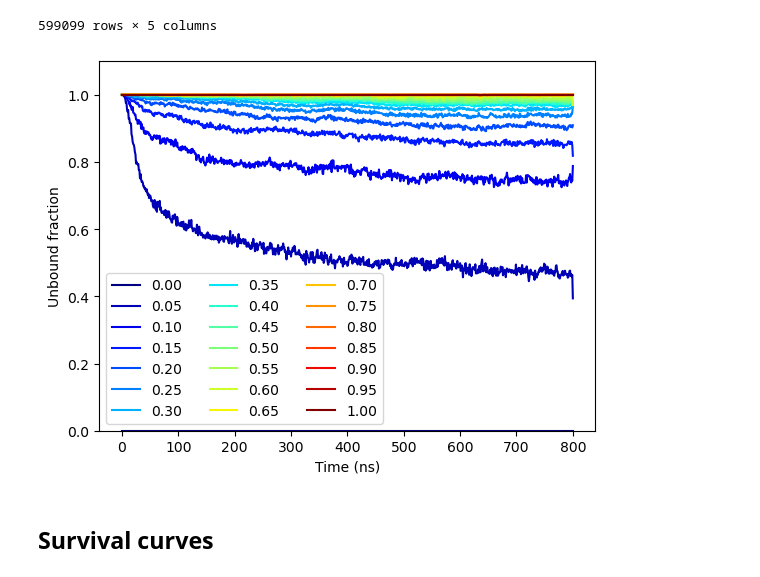
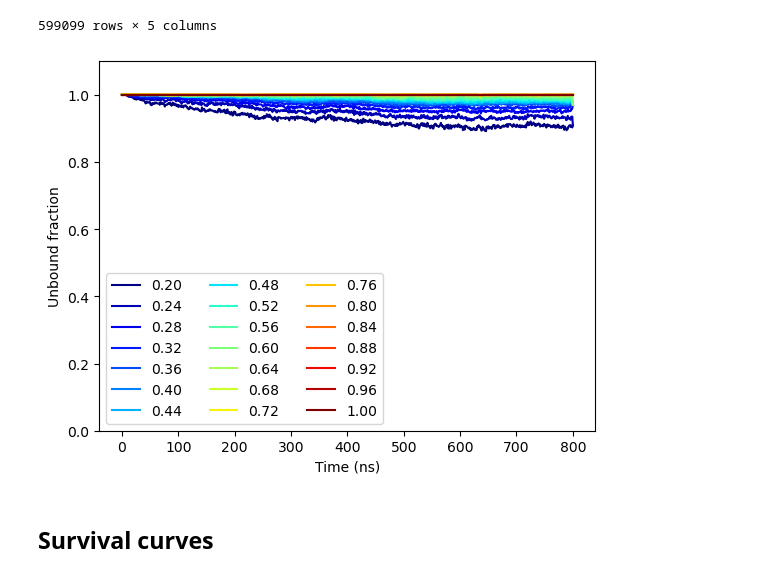
Before and after one commit to giorginolab/sh2-som, a Jupyter notebook: 2-survival-plots.ipynb, the cells around one changed output. Saved outputs shown, nothing was run; the diff lists cells and outputs as text; code cells hidden in the pictures.

```diff
--- a/2-survival-plots.ipynb
+++ b/2-survival-plots.ipynb
@@ -171,13 +191,13 @@ nc_df
 | 793 | 17.108917 | /Users/toni/work/sh2-reconstructe... | 771 | 793 | 0.052161 |
 599099 rows × 5 columns
 # %%
-nc_thrs = np.linspace(0,1,21)
+nc_thrs = np.linspace(0.2,1,41)
 #nc_thrs = [.05, .1, .2, .3, .4]
 
 nc_sens = df2sens(nc_df, nc_thrs, "NCF")
 plot_sens(nc_sens)
 # %% [output]
-[figure, old version]
+[figure, new version]
 # %% [markdown]
 ## Survival curves
 # %%
```
Also changed, not shown: parts of 23 cells of this notebook.
